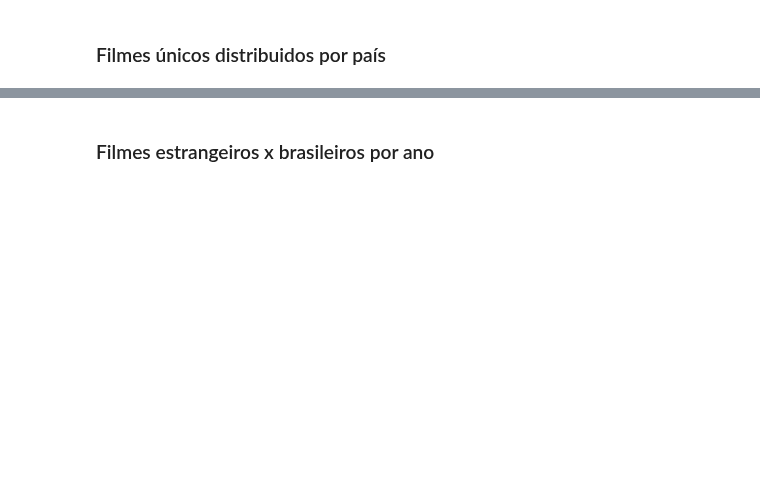
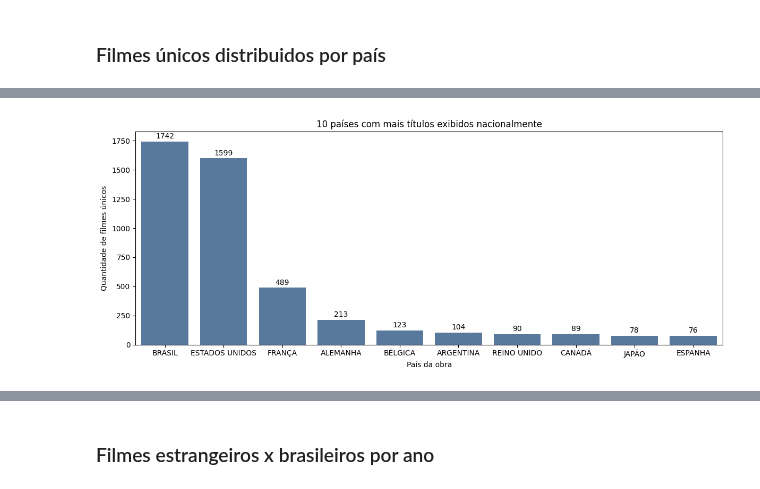
Before and after one commit to JamesIslan/analise-dados-ancine, a Jupyter notebook: src/analise/analise-distribuidoras.ipynb, the cells around one changed output, grey strips where cells are left out. Cells and saved outputs as stored; diff of their text form; code cells hidden in the pictures; blank space fills up the shorter version.

```diff
--- a/src/analise/analise-distribuidoras.ipynb
+++ b/src/analise/analise-distribuidoras.ipynb
@@ -87,0 +58,28 @@ Name: cpb_roe, Length: 81, dtype: int64
+# %%
+df_uni = (
+    df.drop_duplicates(subset=['pais_obra', 'cpb_roe'])
+)
+
+# Top 10 países por quantidade
+vc = df_uni['pais_obra'].value_counts().head(10)
+top = vc.index
+
+plt.figure(figsize=(12,5))
+ax = sns.countplot(
+    data=df_uni[df_uni['pais_obra'].isin(top)],
+    x='pais_obra',
+    order=top,
+    color="#4C78A8"
+)
+
+ax.set_xlabel('País da obra')
+ax.set_ylabel('Quantidade de filmes únicos')
+ax.set_title('10 países com mais títulos exibidos nacionalmente')
+
+ax.bar_label(ax.containers[0], labels=[f"{int(c)}" for c in vc.values], padding=2)
+
+plt.xticks(rotation=0, ha='center')
+plt.tight_layout()
+plt.show()
+# %% [output]
+[figure, added]
```
Also changed, not shown: parts of 15 cells of this notebook.
